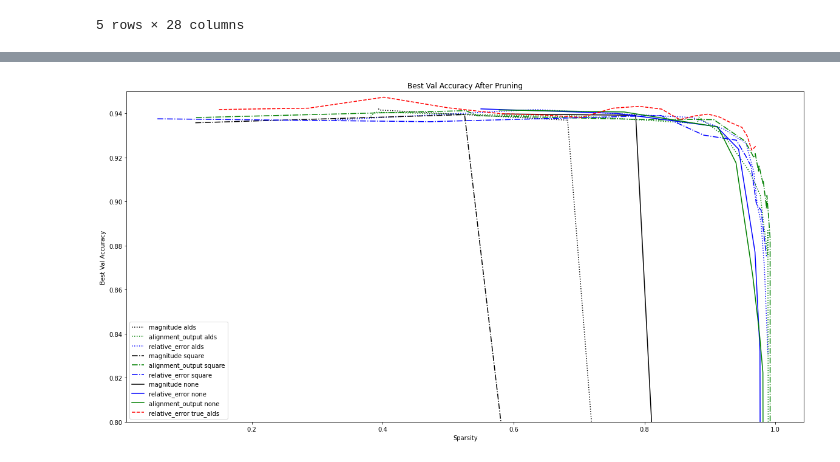
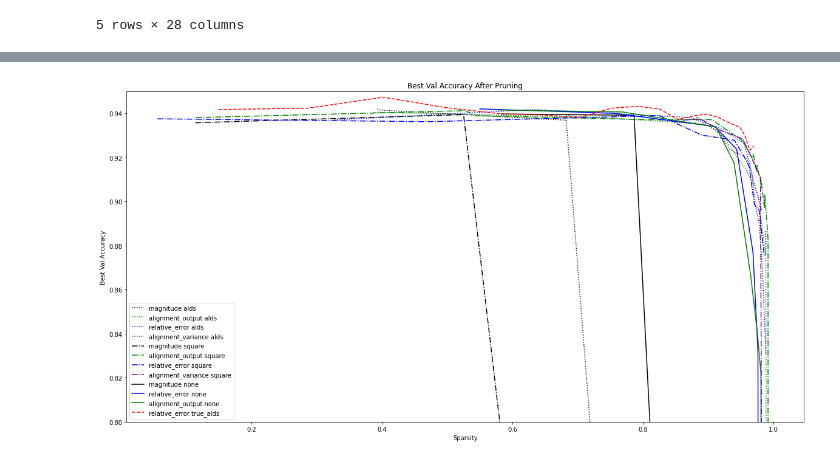
Before and after one commit to yliu1021/torch_subspace, a Jupyter notebook: analysis/vgg16_cifar10.ipynb, the cells around one changed output, grey strips where cells are left out. Drawn from its saved outputs; the diff is of its cells as text; code cells hidden in the pictures.

Commit message:
added alignment variance results

```diff
--- a/analysis/vgg16_cifar10.ipynb
+++ b/analysis/vgg16_cifar10.ipynb
@@ -13,6 +13,10 @@ all_data.head()
 | 3 | 6ad0a77a | main.py | 2022-05-27 21:42:37 | 1:24:39 | completed | vgg16_cifar10 | none | ~/torch_subspace/data/ | cifar10 | cuda | ... |
 | 4 | cffe0fe0 | main.py | 2022-05-27 21:42:36 | 1:17:17 | completed | vgg16_cifar10 | none | ~/torch_subspace/data/ | cifar10 | cuda | ... |
 5 rows × 28 columns
+# %%
+alignment_variance = pd.read_csv("sid_guild.csv")
+alignment_variance = alignment_variance[alignment_variance["pruner"] == "alignment_variance"]
+all_data = pd.concat([all_data, alignment_variance], axis="index", ignore_index=True)
 # %%
 all_data = all_data[["blocker", "pruner", "best_pre_acc", "best_post_acc", "Sparsity", "immediate_post_acc"]]
 all_data["acc_drop"] = all_data["best_pre_acc"] - all_data["best_post_acc"]
@@ -57,31 +61,32 @@ blocker_styles = {
     "true_alds": "--",
     "square": "-.",
 }
 pruner_colors = {
     "magnitude": "black",
     "relative_error": "blue",
     "alignment_output": "green",
+    "alignment_variance": "purple",
     "alignment_output_sampling": "red",
     "alignment_output_sampling_proportional": "black"
 }
 for blocker in data["blocker"].unique():
     b = data[data["blocker"] == blocker]
     for pruner in b["pruner"].unique():
         p = b[b["pruner"] == pruner].sort_values(by="Sparsity")
         color = "red" if blocker == "true_alds" else pruner_colors[pruner]
         plt.plot(
             p["Sparsity"],
             p["best_post_acc"],
             label=f"{pruner} {blocker}",
             linestyle=blocker_styles[blocker],
             color=color
         )
 plt.legend()
 plt.xlabel("Sparsity")
 plt.ylabel("Best Val Accuracy")
 plt.ylim(0.8, 0.95)
 # plt.xlim(0.9, 0.995)
 plt.title("Best Val Accuracy After Pruning")
 plt.show()
 # %% [output]
-[figure, old version]
+[figure, new version]
```
Also changed, not shown: 1 other file.
